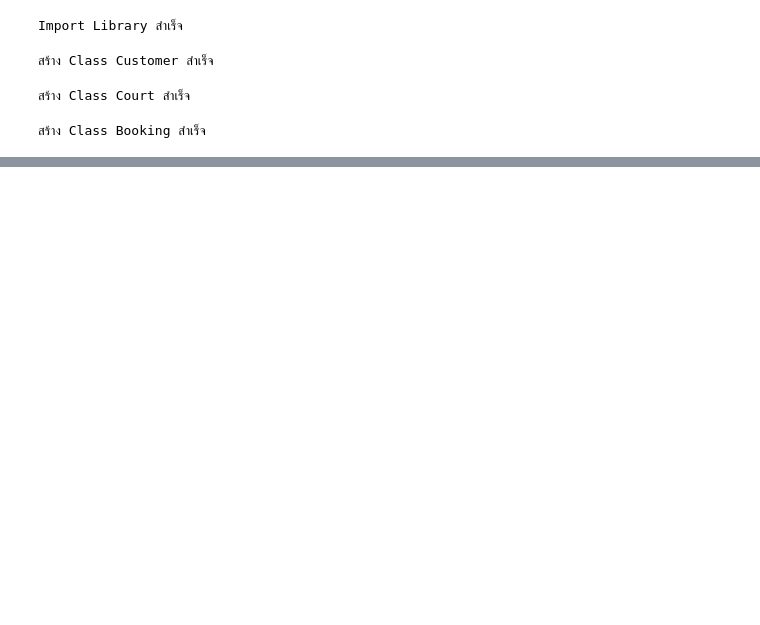
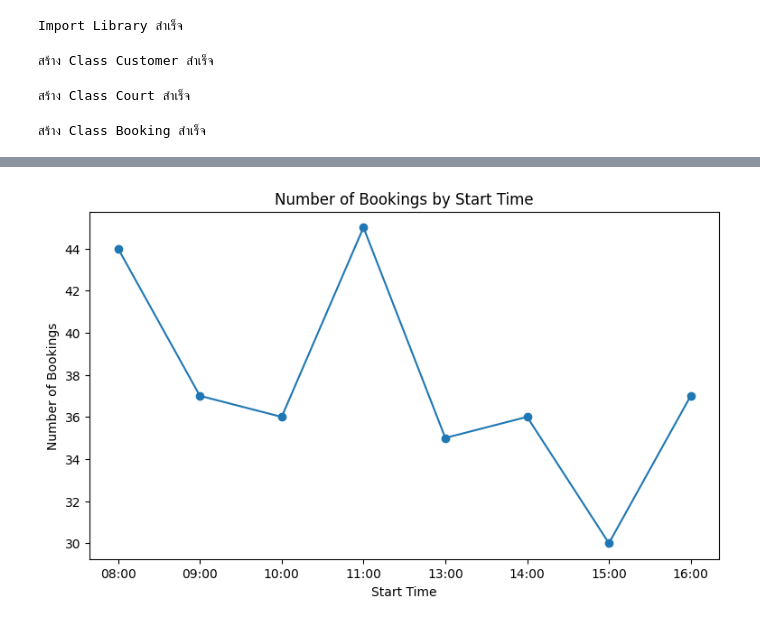
Before and after one commit to niramol489-creator/Project-group13, a Jupyter notebook: Project_group13.ipynb, the cells around one changed output, grey strips where cells are left out. Drawn from its saved outputs; the diff is of its cells as text; code cells hidden in the pictures; blank space fills up the shorter version.

```diff
--- a/Project_group13.ipynb
+++ b/Project_group13.ipynb
@@ -909,0 +1194,71 @@ display(result2)
+# %%
+# ข้อ 30 สรุปจำนวนการจองตามเวลาเริ่มต้น และสร้างกราฟเส้น
+
+time_summary = (
+    df.groupby("start_time")
+    # จัดกลุ่มข้อมูลตามเวลาเริ่มต้นการจอง
+    # เช่น 08:00, 09:00, 10:00 เป็นต้น
+
+    .agg(
+        booking_count=(
+            "booking_id",
+            "count"
+        )
+    )
+    # นับจำนวน booking_id ในแต่ละช่วงเวลา
+    # เพื่อหาว่าแต่ละเวลา มีการจองทั้งหมดกี่รายการ
+
+    .reset_index()
+    # จัดรูปแบบ DataFrame ใหม่
+    # ทำให้ start_time กลับมาเป็นคอลัมน์ปกติ
+)
+
+time_summary = time_summary.sort_values(
+    "start_time"
+)
+# เรียงข้อมูลตามเวลาเริ่มต้นการจอง
+# จากเวลาเริ่มต้นน้อยไปมาก
+
+
+plt.figure(figsize=(9, 5))
+# กำหนดขนาดของกราฟ
+# ความกว้าง = 9 นิ้ว และความสูง = 5 นิ้ว
+
+
+plt.plot(
+    time_summary["start_time"],
+    time_summary["booking_count"],
+    marker="o"
+)
+# สร้างกราฟเส้น (Line Chart)
+# แกน X = เวลาเริ่มต้นการจอง
+# แกน Y = จำนวนการจอง
+# marker="o" เพิ่มจุดวงกลมในแต่ละข้อมูล
+# เพื่อให้เห็นค่าของแต่ละช่วงเวลาได้ชัดเจน
+
+
+plt.title(
+    "Number of Bookings by Start Time"
+)
+# กำหนดชื่อกราฟ
+# หมายถึง "จำนวนการจองตามเวลาเริ่มต้น"
+
+
+plt.xlabel(
+    "Start Time"
+)
+# กำหนดชื่อแกน X
+# แกน X แสดงเวลาเริ่มต้นการจอง
+
+
+plt.ylabel(
+    "Number of Bookings"
+)
+# กำหนดชื่อแกน Y
+# แกน Y แสดงจำนวนการจอง
+
+
+plt.show()
+# แสดงกราฟ
+# %% [output]
+[figure, added]
```
Also changed, not shown: parts of 20 cells of this notebook.
